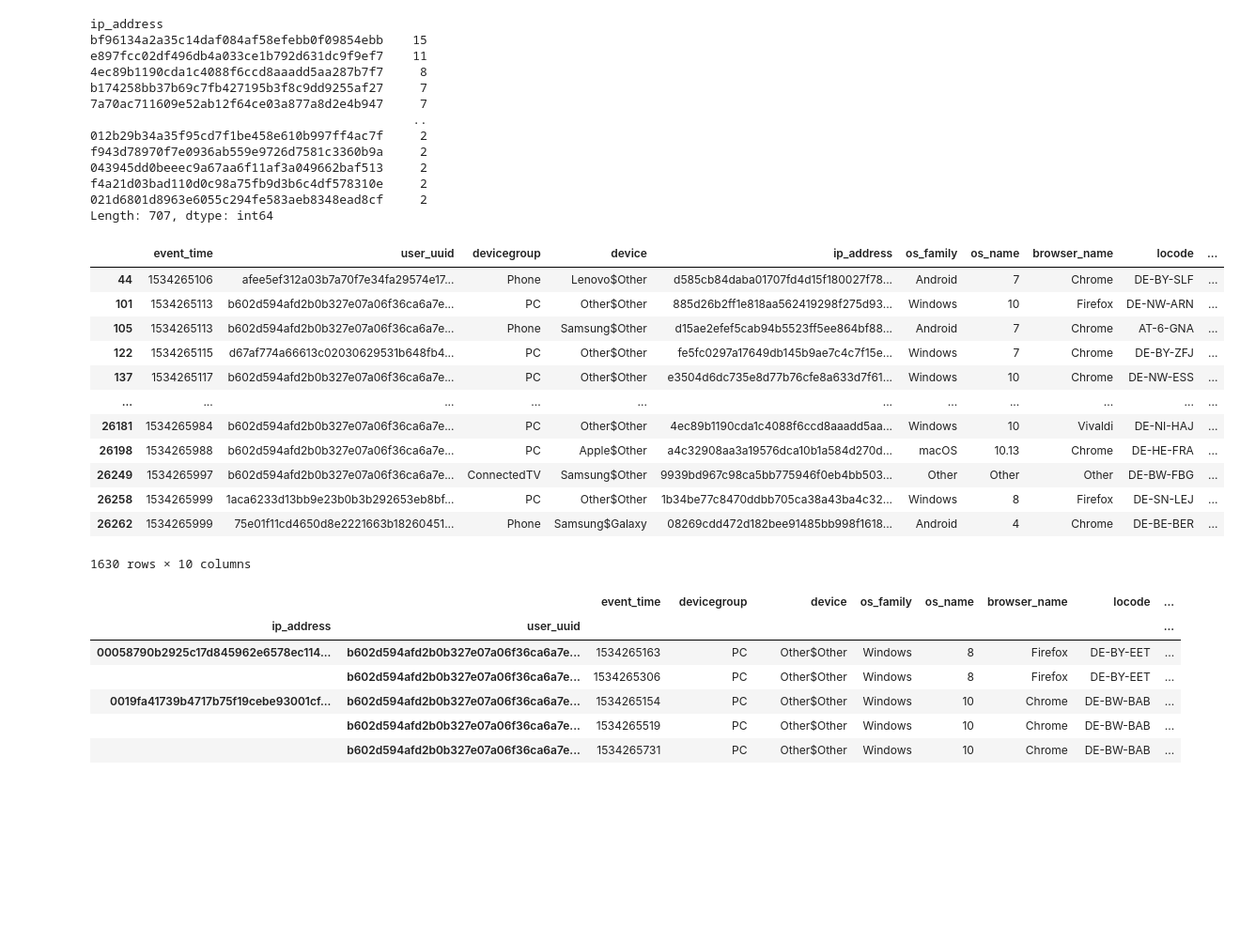
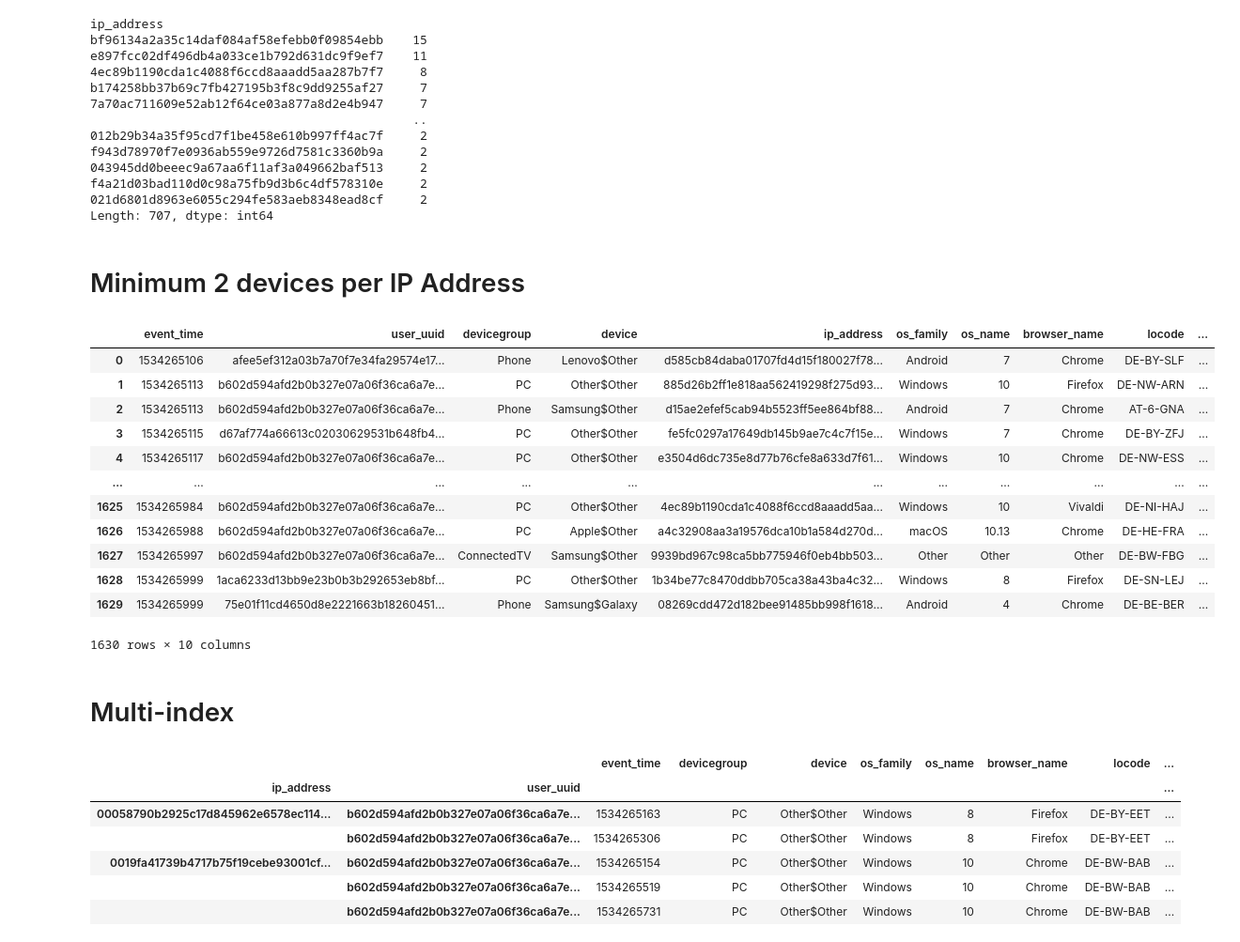
Before and after one commit to piotr-druzdzel/Graphs-for-Household-Devices, a Jupyter notebook: main.ipynb, the cells around one changed output. Shown at 94% size. Saved outputs shown, nothing was run; the diff lists cells and outputs as text; code cells hidden in the pictures; blank space fills up the shorter version.

```diff
--- a/main.ipynb
+++ b/main.ipynb
@@ -309,23 +309,27 @@ f943d78970f7e0936ab559e9726d7581c3360b9a     2
 f4a21d03bad110d0c98a75fb9d3b6c4df578310e     2
 021d6801d8963e6055c294fe583aeb8348ead8cf     2
 Length: 707, dtype: int64
+# %% [markdown]
+# Minimum 2 devices per IP Address
 # %%
-df = df[df["ip_address"].isin(ip_addresses.index)]
+df = df[df["ip_address"].isin(ip_addresses.index)].reset_index(drop=True)
 df
 # %% [output]
 |  | event_time | user_uuid | devicegroup | device | ip_address | os_family | os_name | browser_name | locode | ... |
-| 44 | 1534265106 | afee5ef312a03b7a70f7e34fa29574e17... | Phone | Lenovo$Other | d585cb84daba01707fd4d15f180027f78... | Android | 7 | Chrome | DE-BY-SLF | ... |
-| 101 | 1534265113 | b602d594afd2b0b327e07a06f36ca6a7e... | PC | Other$Other | 885d26b2ff1e818aa562419298f275d93... | Windows | 10 | Firefox | DE-NW-ARN | ... |
-| 105 | 1534265113 | b602d594afd2b0b327e07a06f36ca6a7e... | Phone | Samsung$Other | d15ae2efef5cab94b5523ff5ee864bf88... | Android | 7 | Chrome | AT-6-GNA | ... |
-| 122 | 1534265115 | d67af774a66613c02030629531b648fb4... | PC | Other$Other | fe5fc0297a17649db145b9ae7c4c7f15e... | Windows | 7 | Chrome | DE-BY-ZFJ | ... |
-| 137 | 1534265117 | b602d594afd2b0b327e07a06f36ca6a7e... | PC | Other$Other | e3504d6dc735e8d77b76cfe8a633d7f61... | Windows | 10 | Chrome | DE-NW-ESS | ... |
+| 0 | 1534265106 | afee5ef312a03b7a70f7e34fa29574e17... | Phone | Lenovo$Other | d585cb84daba01707fd4d15f180027f78... | Android | 7 | Chrome | DE-BY-SLF | ... |
+| 1 | 1534265113 | b602d594afd2b0b327e07a06f36ca6a7e... | PC | Other$Other | 885d26b2ff1e818aa562419298f275d93... | Windows | 10 | Firefox | DE-NW-ARN | ... |
+| 2 | 1534265113 | b602d594afd2b0b327e07a06f36ca6a7e... | Phone | Samsung$Other | d15ae2efef5cab94b5523ff5ee864bf88... | Android | 7 | Chrome | AT-6-GNA | ... |
+| 3 | 1534265115 | d67af774a66613c02030629531b648fb4... | PC | Other$Other | fe5fc0297a17649db145b9ae7c4c7f15e... | Windows | 7 | Chrome | DE-BY-ZFJ | ... |
+| 4 | 1534265117 | b602d594afd2b0b327e07a06f36ca6a7e... | PC | Other$Other | e3504d6dc735e8d77b76cfe8a633d7f61... | Windows | 10 | Chrome | DE-NW-ESS | ... |
 | ... | ... | ... | ... | ... | ... | ... | ... | ... | ... | ... |
-| 26181 | 1534265984 | b602d594afd2b0b327e07a06f36ca6a7e... | PC | Other$Other | 4ec89b1190cda1c4088f6ccd8aaadd5aa... | Windows | 10 | Vivaldi | DE-NI-HAJ | ... |
-| 26198 | 1534265988 | b602d594afd2b0b327e07a06f36ca6a7e... | PC | Apple$Other | a4c32908aa3a19576dca10b1a584d270d... | macOS | 10.13 | Chrome | DE-HE-FRA | ... |
-| 26249 | 1534265997 | b602d594afd2b0b327e07a06f36ca6a7e... | ConnectedTV | Samsung$Other | 9939bd967c98ca5bb775946f0eb4bb503... | Other | Other | Other | DE-BW-FBG | ... |
-| 26258 | 1534265999 | 1aca6233d13bb9e23b0b3b292653eb8bf... | PC | Other$Other | 1b34be77c8470ddbb705ca38a43ba4c32... | Windows | 8 | Firefox | DE-SN-LEJ | ... |
-| 26262 | 1534265999 | 75e01f11cd4650d8e2221663b18260451... | Phone | Samsung$Galaxy | 08269cdd472d182bee91485bb998f1618... | Android | 4 | Chrome | DE-BE-BER | ... |
+| 1625 | 1534265984 | b602d594afd2b0b327e07a06f36ca6a7e... | PC | Other$Other | 4ec89b1190cda1c4088f6ccd8aaadd5aa... | Windows | 10 | Vivaldi | DE-NI-HAJ | ... |
+| 1626 | 1534265988 | b602d594afd2b0b327e07a06f36ca6a7e... | PC | Apple$Other | a4c32908aa3a19576dca10b1a584d270d... | macOS | 10.13 | Chrome | DE-HE-FRA | ... |
+| 1627 | 1534265997 | b602d594afd2b0b327e07a06f36ca6a7e... | ConnectedTV | Samsung$Other | 9939bd967c98ca5bb775946f0eb4bb503... | Other | Other | Other | DE-BW-FBG | ... |
+| 1628 | 1534265999 | 1aca6233d13bb9e23b0b3b292653eb8bf... | PC | Other$Other | 1b34be77c8470ddbb705ca38a43ba4c32... | Windows | 8 | Firefox | DE-SN-LEJ | ... |
+| 1629 | 1534265999 | 75e01f11cd4650d8e2221663b18260451... | Phone | Samsung$Galaxy | 08269cdd472d182bee91485bb998f1618... | Android | 4 | Chrome | DE-BE-BER | ... |
 1630 rows × 10 columns
+# %% [markdown]
+# Multi-index
 # %%
 df_multi = df.set_index(['ip_address', 'user_uuid']).sort_index(level=0)
 df_multi
```
Also changed, not shown: parts of 6 cells of this notebook.
